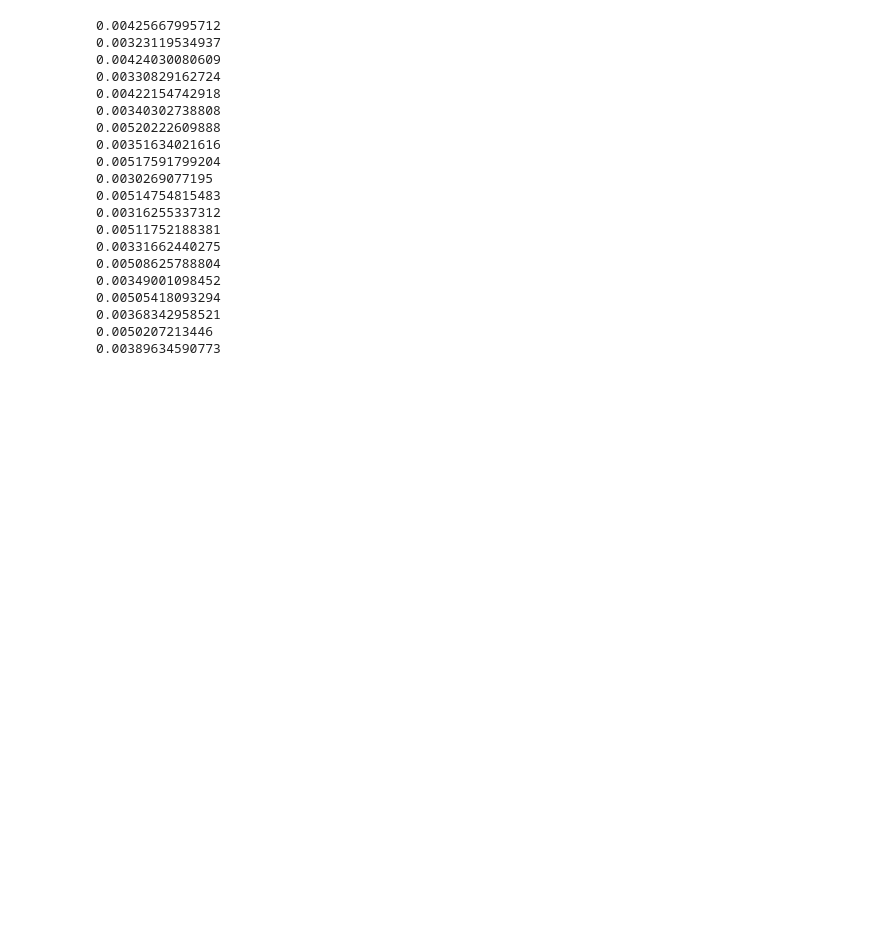
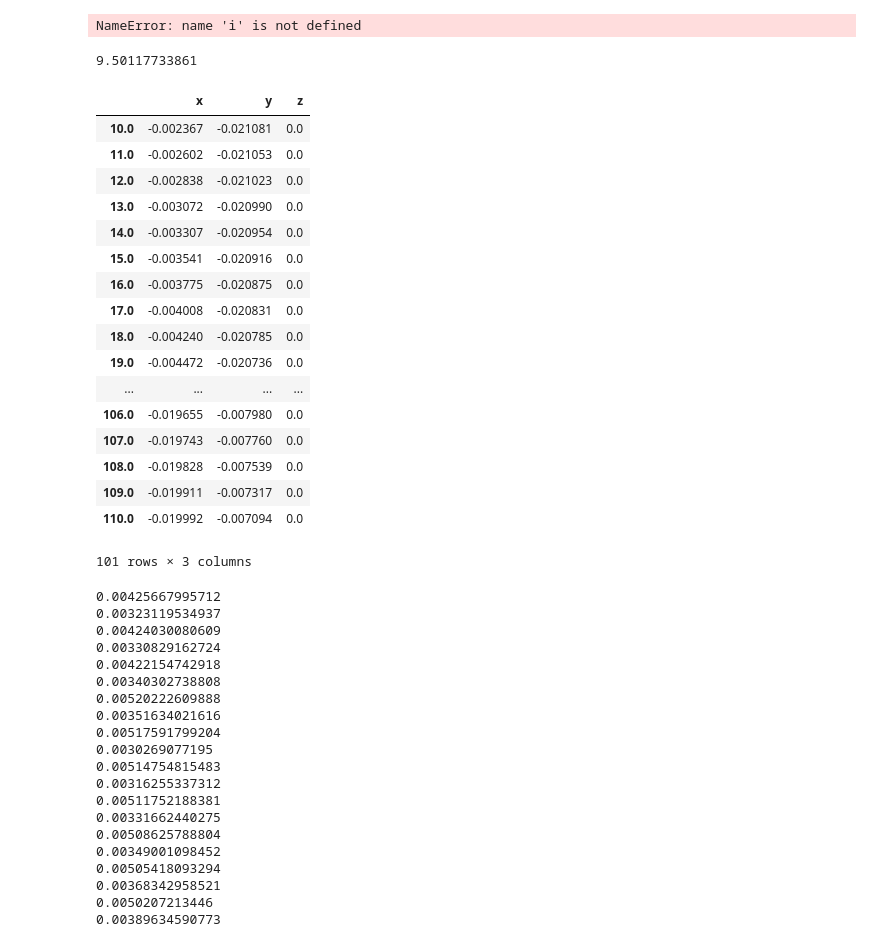
Before and after one commit to pablogalaviz/PostNewton3BP, a Jupyter notebook: utils/Analysis.ipynb, the cells around one changed output. Saved outputs shown, nothing was run; the diff lists cells and outputs as text; code cells hidden in the pictures; blank space fills up the shorter version.

```diff
--- a/utils/Analysis.ipynb
+++ b/utils/Analysis.ipynb
@@ -233,3 +234,82 @@ df_tr0['r']
+# %%
+a=0
+t=df_time.index[20]
+indx=df_time.loc[t][a]
+intHTT(df_tr1[indx]['p'].xs(a,axis=1,level=1)/np.sqrt(m[a]),a,indx,0,0)
+# %% [output]
+NameError: name 'i' is not defined
+# %%
+def intHTT(u,a,indx,i,j):
+    t=tau[-1]
+    t_ret=df_tr0.loc[t,('t_ret',a)]
+    tau=df_tr0.index[indx]
+    ra=df_tr0[indx]['r'][a]
+    na=df_tr1[indx]['n'].xs(a,axis=1,level=1)
+    u2=(u*u).sum(axis=1)
+    u_na=(u*na).sum(axis=1)
+
+    arg1=6*u[coords[i]]*u[coords[j]]
+    arg1-=12*u_na*(u[coords[i]]*na[coords[j]]+u[coords[j]]*na[coords[i]])
+    arg1+=(9*u2-15*u_na**2)*na[coords[i]]*na[coords[j]]
+
+    arg2=2*u[coords[i]]*u[coords[j]]
+    arg2-=20*u_na*(u[coords[i]]*na[coords[j]]+u[coords[j]]*na[coords[i]])
+    arg2+=(-5*u2+35*u_na**2)*na[coords[i]]*na[coords[j]]
+
+    if i==j:
+        arg1-=5*u2+9*u_na**2
+        arg2+=u2-5*u_na**2
+
+    arg1*=(tau-t)/ra**3
+    arg2*=(tau-t)**3/ra**5
+
+    return -spi.simps(arg1+arg2,x=tau)
+
+
+
+def hTT4ret_int(i,j):
+    data_list=list()
+    for t in df_time.index:
+        result=0
+        for a in p_idx:
+            indx=df_time.loc[t][a]
+            result+=intHTT(df_tr1[indx]['p'].xs(a,axis=1,level=1)/np.sqrt(m[a]),a,indx,i,j)
+            for b in p_idx:
+                if a==b:
+                    continue
+                result+=intHTT(df_tr3[indx]['n'].xs(a,axis=1,level=1).xs(b,axis=1,level=1).mul(np.sqrt(0.5*m[a]*m[b]/df_tr2[indx]['r',a,b]),axis=0),a,indx,i,j)
+        data_list.append({'t':t,'hTT4ret_'+str(i)+str(j):result})
+    return pd.DataFrame(data_list).set_index('t')
+#hTT4ret_int(0,0).plot()
+
+a=0
+t=df_time.index[110]
+indx=df_time.loc[t][a]
+indx
+df_u=df_tr1[indx]['p'].xs(a,axis=1,level=1)/np.sqrt(m[a])
+print(df_tr0.loc[t,('t_ret',a)])
+df_u
+#intHTT(df_tr1[indx]['p'].xs(a,axis=1,level=1)/np.sqrt(m[a]),a,indx,0,0)
+# %% [output]
+9.50117733861
+|  | x | y | z |
+| 10.0 | -0.002367 | -0.021081 | 0.0 |
+| 11.0 | -0.002602 | -0.021053 | 0.0 |
+| 12.0 | -0.002838 | -0.021023 | 0.0 |
+| 13.0 | -0.003072 | -0.020990 | 0.0 |
+| 14.0 | -0.003307 | -0.020954 | 0.0 |
+| 15.0 | -0.003541 | -0.020916 | 0.0 |
+| 16.0 | -0.003775 | -0.020875 | 0.0 |
+| 17.0 | -0.004008 | -0.020831 | 0.0 |
+| 18.0 | -0.004240 | -0.020785 | 0.0 |
+| 19.0 | -0.004472 | -0.020736 | 0.0 |
+| ... | ... | ... | ... |
+| 106.0 | -0.019655 | -0.007980 | 0.0 |
+| 107.0 | -0.019743 | -0.007760 | 0.0 |
+| 108.0 | -0.019828 | -0.007539 | 0.0 |
+| 109.0 | -0.019911 | -0.007317 | 0.0 |
+| 110.0 | -0.019992 | -0.007094 | 0.0 |
+101 rows × 3 columns
 # %%
 m=h5file['0/position'].attrs['mass']
 num_part=h5file['0/position'].attrs['np'][0]
```
Also changed, not shown: parts of 9 cells of this notebook.
